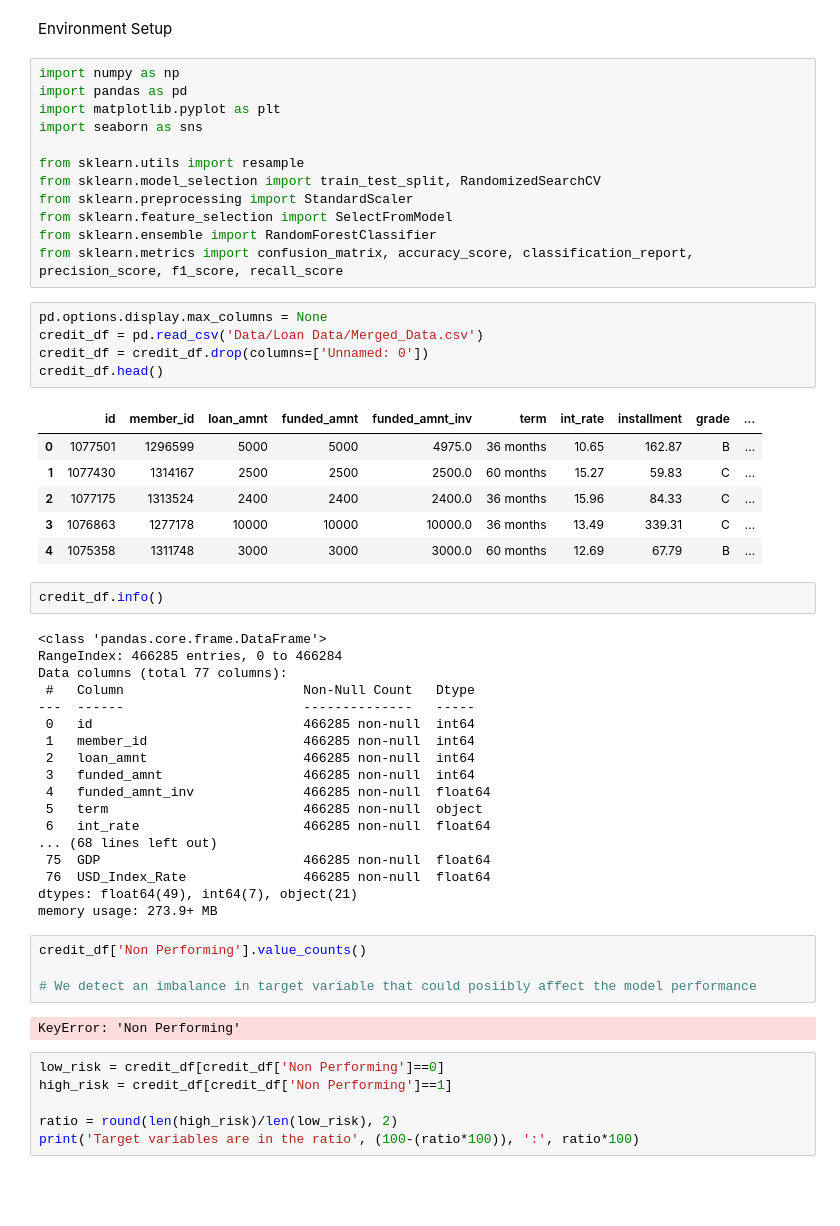
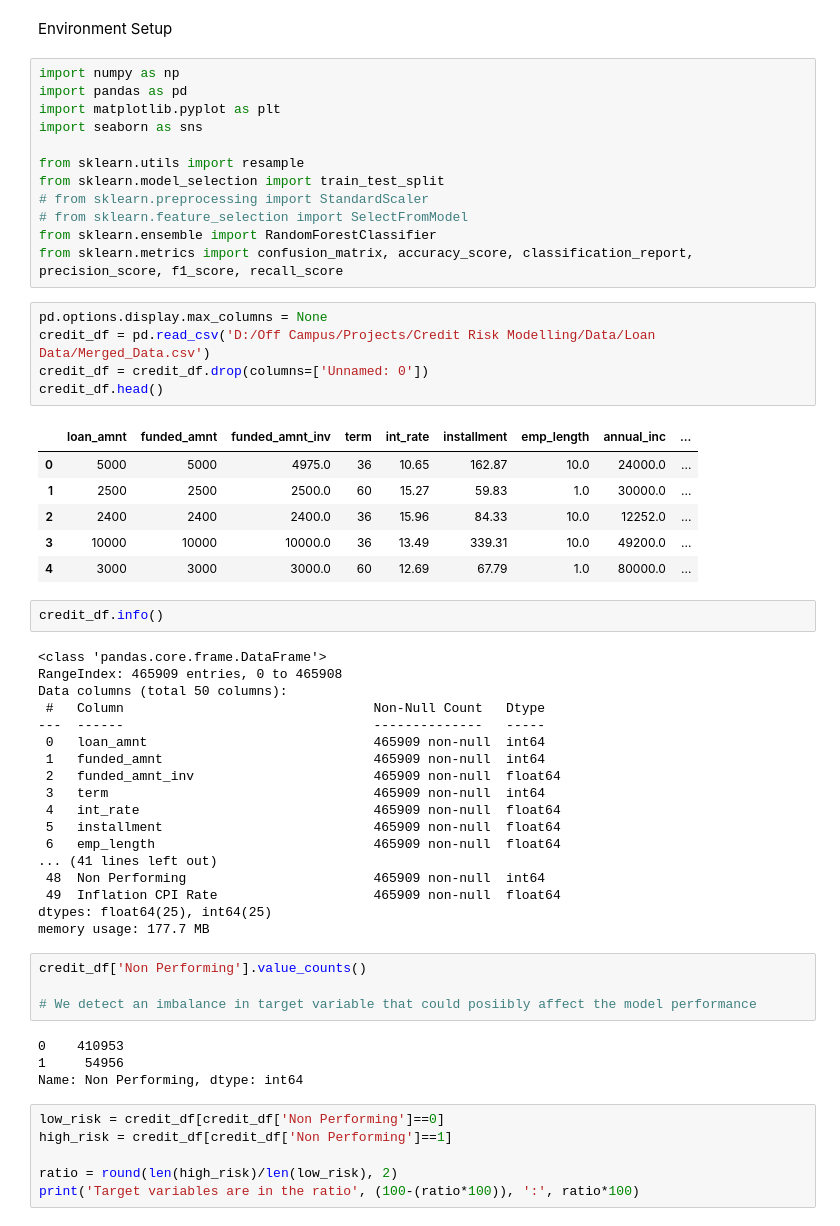
Before and after one commit to Nixon-Joji/Credit-Risk-Modelling-with-Macroeconomic-Indicators, a Jupyter notebook: Macroeconomic_Influence.ipynb, the cells around one changed output. Drawn from its saved outputs; the diff is of its cells as text; blank space fills up the shorter version.

```diff
--- a/Macroeconomic_Influence.ipynb
+++ b/Macroeconomic_Influence.ipynb
@@ -7,49 +7,51 @@ import matplotlib.pyplot as plt
 import seaborn as sns
 
 from sklearn.utils import resample
-from sklearn.model_selection import train_test_split, RandomizedSearchCV
-from sklearn.preprocessing import StandardScaler
-from sklearn.feature_selection import SelectFromModel
+from sklearn.model_selection import train_test_split
+# from sklearn.preprocessing import StandardScaler
+# from sklearn.feature_selection import SelectFromModel
 from sklearn.ensemble import RandomForestClassifier
 from sklearn.metrics import confusion_matrix, accuracy_score, classification_report, precision_score, f1_score, recall_score
 # %%
 pd.options.display.max_columns = None
-credit_df = pd.read_csv('Data/Loan Data/Merged_Data.csv')
+credit_df = pd.read_csv('D:/Off Campus/Projects/Credit Risk Modelling/Data/Loan Data/Merged_Data.csv')
 credit_df = credit_df.drop(columns=['Unnamed: 0'])
 credit_df.head()
 # %% [output]
-|  | id | member_id | loan_amnt | funded_amnt | funded_amnt_inv | term | int_rate | installment | grade | ... |
-| 0 | 1077501 | 1296599 | 5000 | 5000 | 4975.0 | 36 months | 10.65 | 162.87 | B | ... |
-| 1 | 1077430 | 1314167 | 2500 | 2500 | 2500.0 | 60 months | 15.27 | 59.83 | C | ... |
-| 2 | 1077175 | 1313524 | 2400 | 2400 | 2400.0 | 36 months | 15.96 | 84.33 | C | ... |
-| 3 | 1076863 | 1277178 | 10000 | 10000 | 10000.0 | 36 months | 13.49 | 339.31 | C | ... |
-| 4 | 1075358 | 1311748 | 3000 | 3000 | 3000.0 | 60 months | 12.69 | 67.79 | B | ... |
+|  | loan_amnt | funded_amnt | funded_amnt_inv | term | int_rate | installment | emp_length | annual_inc | ... |
+| 0 | 5000 | 5000 | 4975.0 | 36 | 10.65 | 162.87 | 10.0 | 24000.0 | ... |
+| 1 | 2500 | 2500 | 2500.0 | 60 | 15.27 | 59.83 | 1.0 | 30000.0 | ... |
+| 2 | 2400 | 2400 | 2400.0 | 36 | 15.96 | 84.33 | 10.0 | 12252.0 | ... |
+| 3 | 10000 | 10000 | 10000.0 | 36 | 13.49 | 339.31 | 10.0 | 49200.0 | ... |
+| 4 | 3000 | 3000 | 3000.0 | 60 | 12.69 | 67.79 | 1.0 | 80000.0 | ... |
 # %%
 credit_df.info()
 # %% [output]
 <class 'pandas.core.frame.DataFrame'>
-RangeIndex: 466285 entries, 0 to 466284
-Data columns (total 77 columns):
- #   Column                       Non-Null Count   Dtype
----  ------                       --------------   -----
- 0   id                           466285 non-null  int64
- 1   member_id                    466285 non-null  int64
- 2   loan_amnt                    466285 non-null  int64
- 3   funded_amnt                  466285 non-null  int64
- 4   funded_amnt_inv              466285 non-null  float64
- 5   term                         466285 non-null  object
- 6   int_rate                     466285 non-null  float64
-... (68 lines left out)
- 75  GDP                          466285 non-null  float64
- 76  USD_Index_Rate               466285 non-null  float64
-dtypes: float64(49), int64(7), object(21)
-memory usage: 273.9+ MB
+RangeIndex: 465909 entries, 0 to 465908
+Data columns (total 50 columns):
+ #   Column                                Non-Null Count   Dtype
+---  ------                                --------------   -----
+ 0   loan_amnt                             465909 non-null  int64
+ 1   funded_amnt                           465909 non-null  int64
+ 2   funded_amnt_inv                       465909 non-null  float64
+ 3   term                                  465909 non-null  int64
+ 4   int_rate                              465909 non-null  float64
+ 5   installment                           465909 non-null  float64
+ 6   emp_length                            465909 non-null  float64
+... (41 lines left out)
+ 48  Non Performing                        465909 non-null  int64
+ 49  Inflation CPI Rate                    465909 non-null  float64
+dtypes: float64(25), int64(25)
+memory usage: 177.7 MB
 # %%
 credit_df['Non Performing'].value_counts()
 
 # We detect an imbalance in target variable that could posiibly affect the model performance
 # %% [output]
-KeyError: 'Non Performing'
+0    410953
+1     54956
+Name: Non Performing, dtype: int64
 # %%
 low_risk = credit_df[credit_df['Non Performing']==0]
 high_risk = credit_df[credit_df['Non Performing']==1]
```
Also changed, not shown: parts of 8 cells of this notebook, 4 other files.
